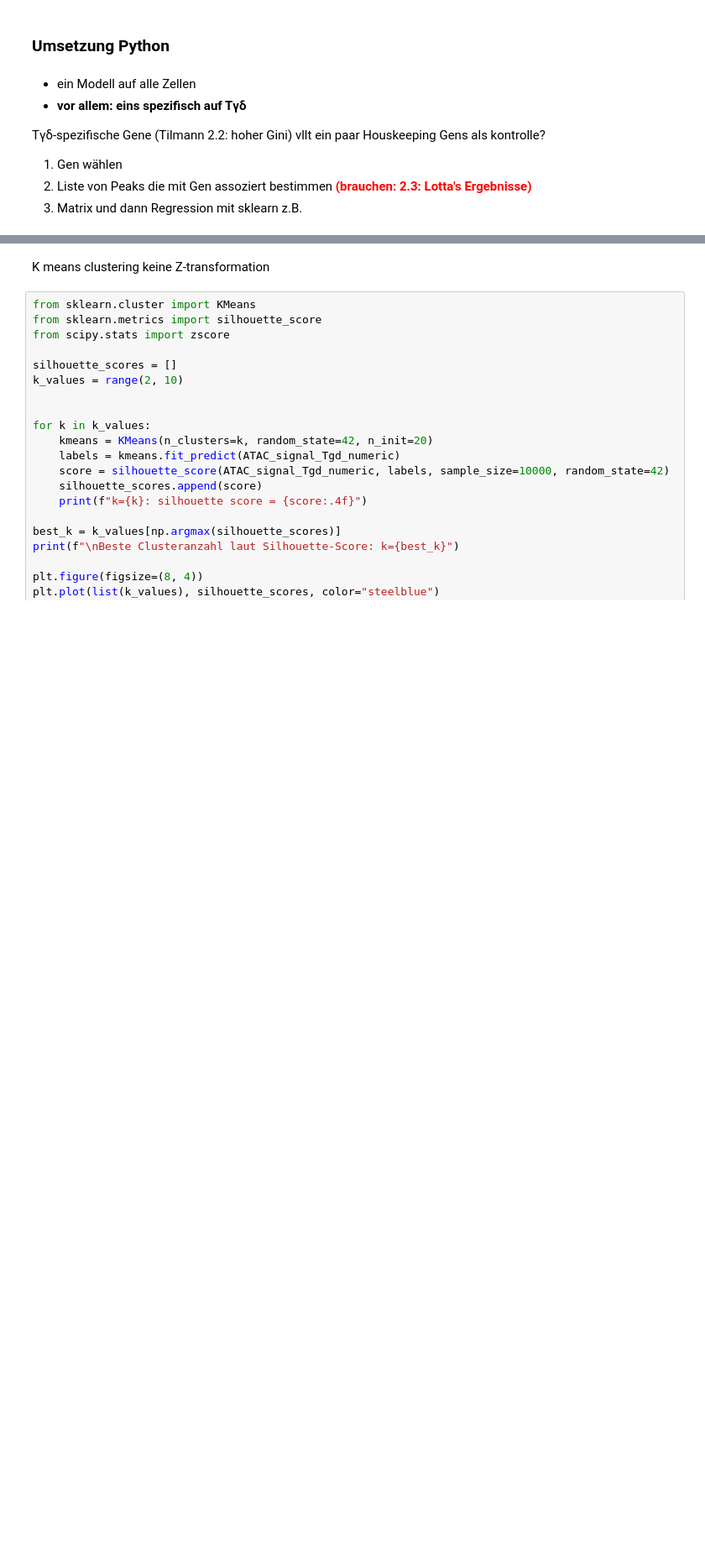
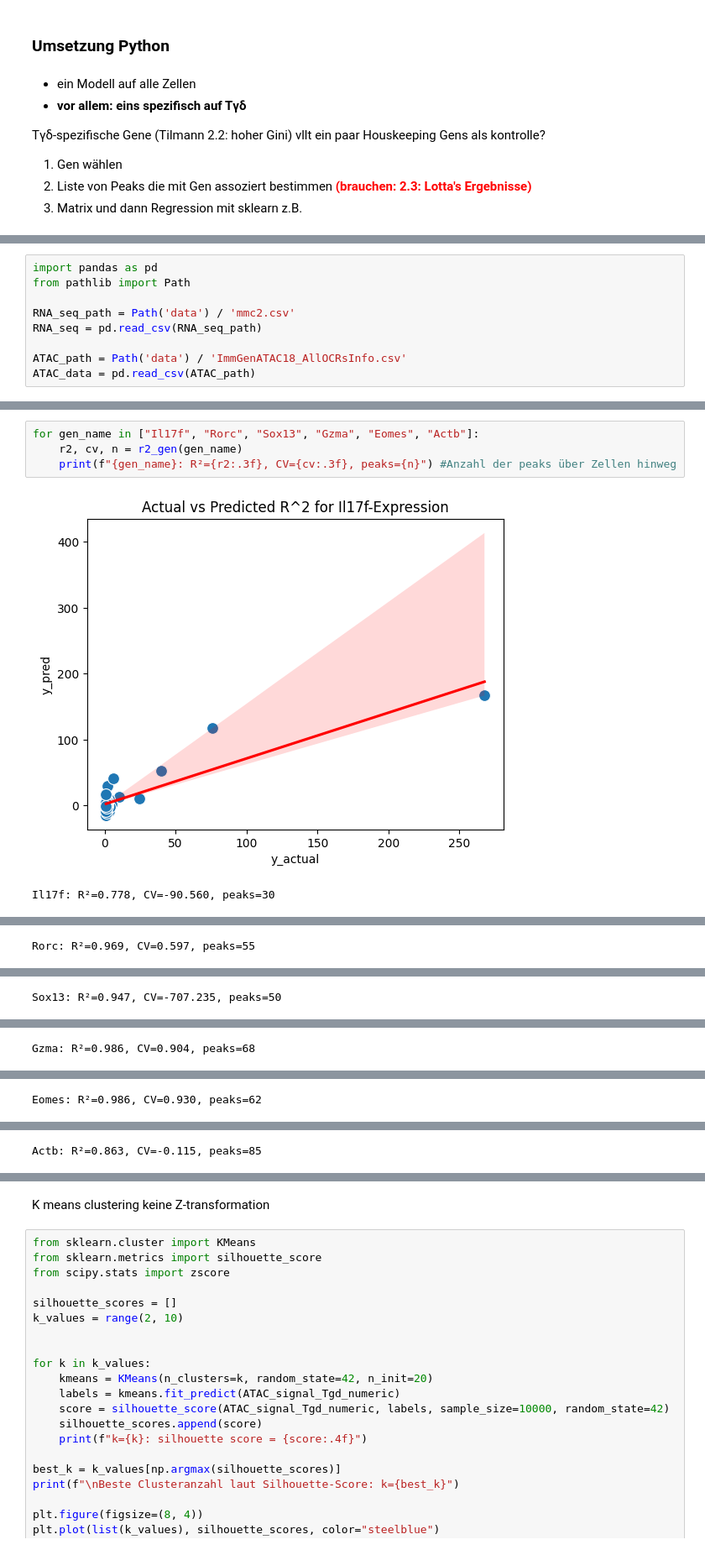
Before and after one commit to datascience-mobi-2026/topic04_team03, a Jupyter notebook: jupyter_rosa.ipynb, the cells around one changed output, grey strips where cells are left out. Shown at 84% size. Cells and saved outputs as stored; diff of their text form; blank space fills up the shorter version.

```diff
--- a/jupyter_rosa.ipynb
+++ b/jupyter_rosa.ipynb
@@ -1383,0 +1689,9 @@ vllt ein paar Houskeeping Gens als kontrolle?
+# %%
+import pandas as pd
+from pathlib import Path
+
+RNA_seq_path = Path('data') / 'mmc2.csv'
+RNA_seq = pd.read_csv(RNA_seq_path)
+
+ATAC_path = Path('data') / 'ImmGenATAC18_AllOCRsInfo.csv'
+ATAC_data = pd.read_csv(ATAC_path)
@@ -1383,0 +1758,7 @@ vllt ein paar Houskeeping Gens als kontrolle?
+# %%
+for gen_name in ["Il17f", "Rorc", "Sox13", "Gzma", "Eomes", "Actb"]:
+    r2, cv, n = r2_gen(gen_name)
+    print(f"{gen_name}: R²={r2:.3f}, CV={cv:.3f}, peaks={n}") #Anzahl der peaks über Zellen hinweg
+# %% [output]
+[figure, added]
+Il17f: R²=0.778, CV=-90.560, peaks=30
@@ -1383,0 +1766 @@ vllt ein paar Houskeeping Gens als kontrolle?
+Rorc: R²=0.969, CV=0.597, peaks=55
@@ -1383,0 +1768 @@ vllt ein paar Houskeeping Gens als kontrolle?
+Sox13: R²=0.947, CV=-707.235, peaks=50
@@ -1383,0 +1770 @@ vllt ein paar Houskeeping Gens als kontrolle?
+Gzma: R²=0.986, CV=0.904, peaks=68
@@ -1383,0 +1772 @@ vllt ein paar Houskeeping Gens als kontrolle?
+Eomes: R²=0.986, CV=0.930, peaks=62
@@ -1383,0 +1774 @@ vllt ein paar Houskeeping Gens als kontrolle?
+Actb: R²=0.863, CV=-0.115, peaks=85
```
Also changed, not shown: parts of 62 cells of this notebook.
